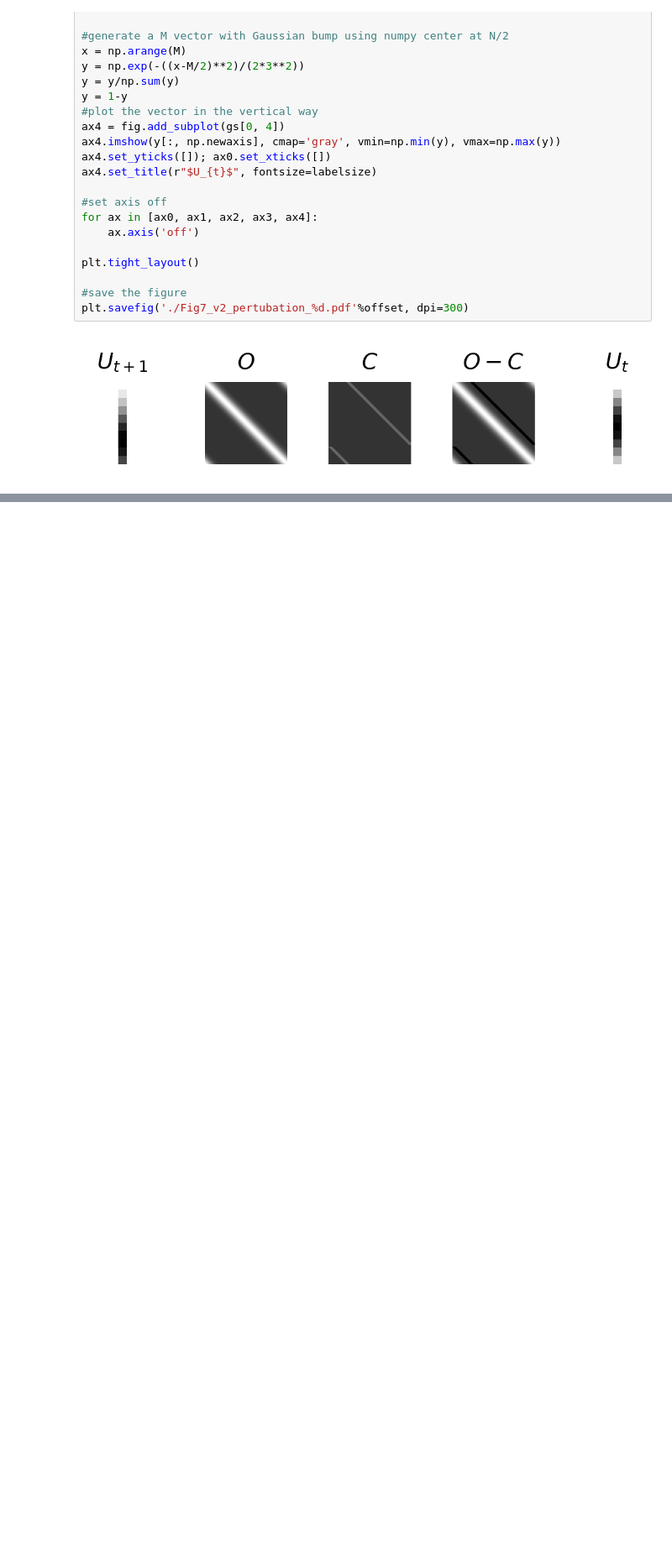
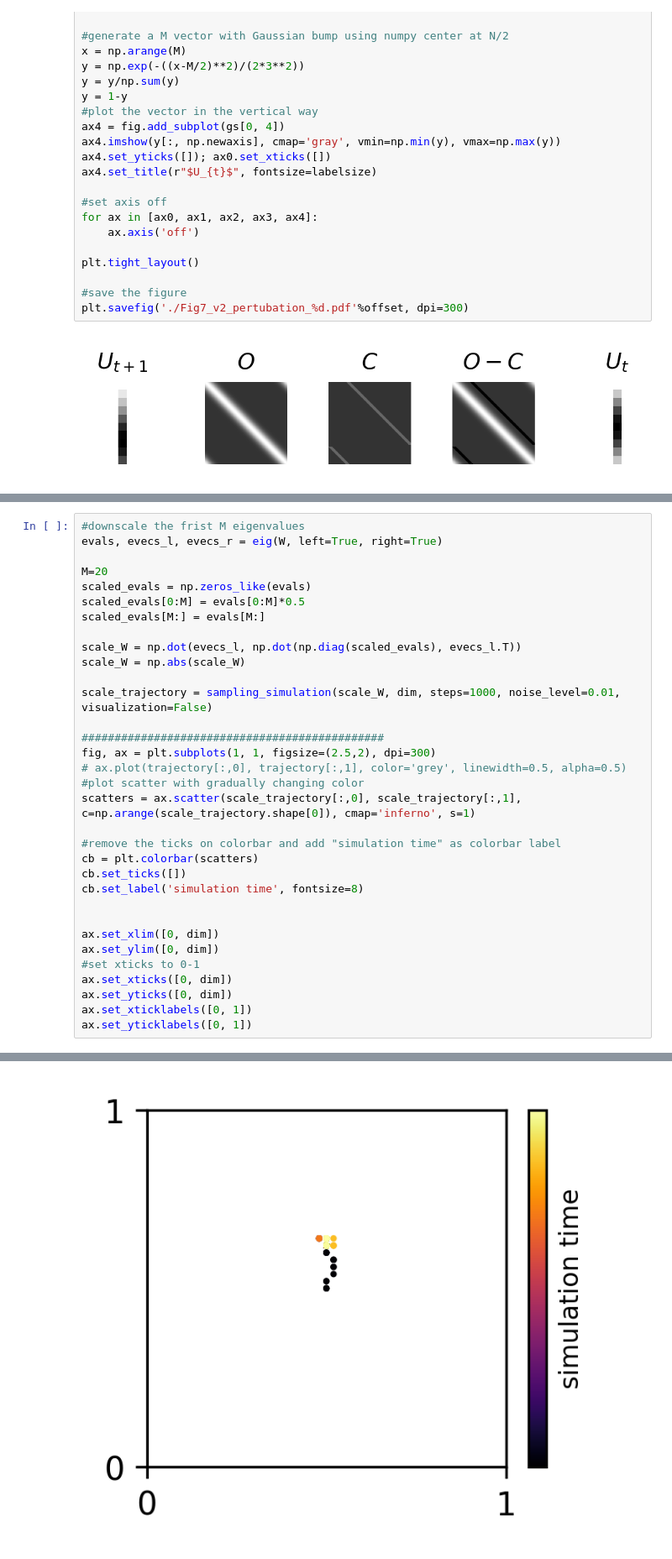
Before and after one commit to ZilongJi/AdaptiveAttractorForSequences, a Jupyter notebook: PaperFigureCode/spectural_analysis_v2.ipynb, the cells around one changed output, grey strips where cells are left out. Shown at 84% size. Saved outputs shown, nothing was run; the diff lists cells and outputs as text; blank space fills up the shorter version.

```diff
--- a/PaperFigureCode/spectural_analysis_v2.ipynb
+++ b/PaperFigureCode/spectural_analysis_v2.ipynb
@@ -130,0 +273,34 @@ array([1.49110942, 1.4726151 , 1.43430704, 1.3772694 , 1.32142803,
+# %%
+#downscale the frist M eigenvalues
+evals, evecs_l, evecs_r = eig(W, left=True, right=True)
+
+M=20
+scaled_evals = np.zeros_like(evals)
+scaled_evals[0:M] = evals[0:M]*0.5
+scaled_evals[M:] = evals[M:]
+
+scale_W = np.dot(evecs_l, np.dot(np.diag(scaled_evals), evecs_l.T))
+scale_W = np.abs(scale_W)
+
+scale_trajectory = sampling_simulation(scale_W, dim, steps=1000, noise_level=0.01, visualization=False)
+
+##############################################
+fig, ax = plt.subplots(1, 1, figsize=(2.5,2), dpi=300)
+# ax.plot(trajectory[:,0], trajectory[:,1], color='grey', linewidth=0.5, alpha=0.5)
+#plot scatter with gradually changing color
+scatters = ax.scatter(scale_trajectory[:,0], scale_trajectory[:,1], c=np.arange(scale_trajectory.shape[0]), cmap='inferno', s=1)
+
+#remove the ticks on colorbar and add "simulation time" as colorbar label
+cb = plt.colorbar(scatters)
+cb.set_ticks([])
+cb.set_label('simulation time', fontsize=8)
+
+
+ax.set_xlim([0, dim])
+ax.set_ylim([0, dim])
+#set xticks to 0-1
+ax.set_xticks([0, dim])
+ax.set_yticks([0, dim])
+ax.set_xticklabels([0, 1])
+ax.set_yticklabels([0, 1])
+# %% [output]
@@ -130,0 +308 @@ array([1.49110942, 1.4726151 , 1.43430704, 1.3772694 , 1.32142803,
+[figure, added]
```
Also changed, not shown: parts of 17 cells of this notebook.
